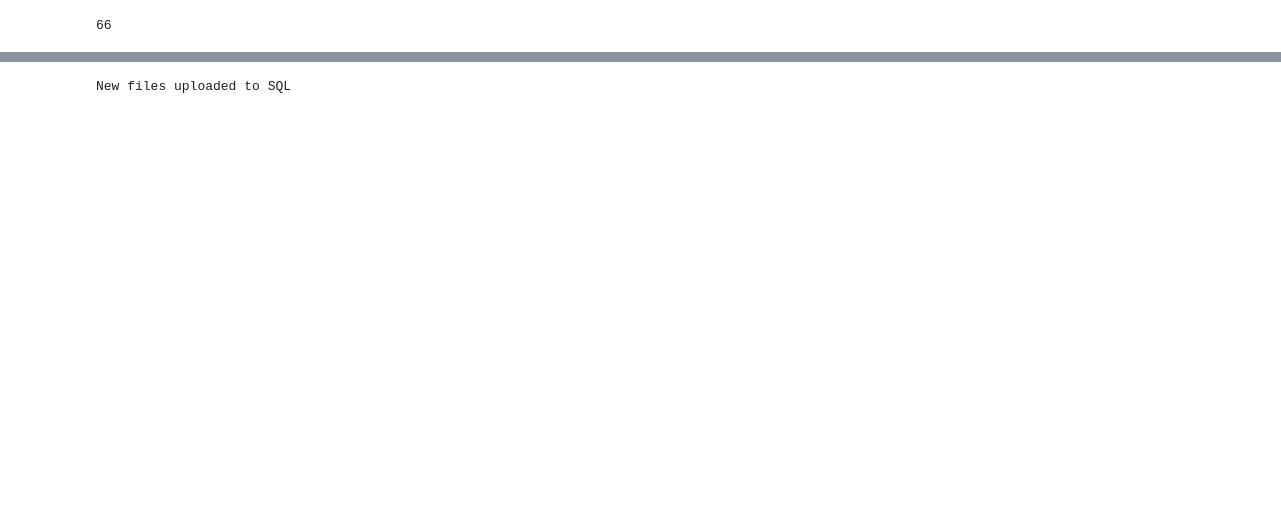
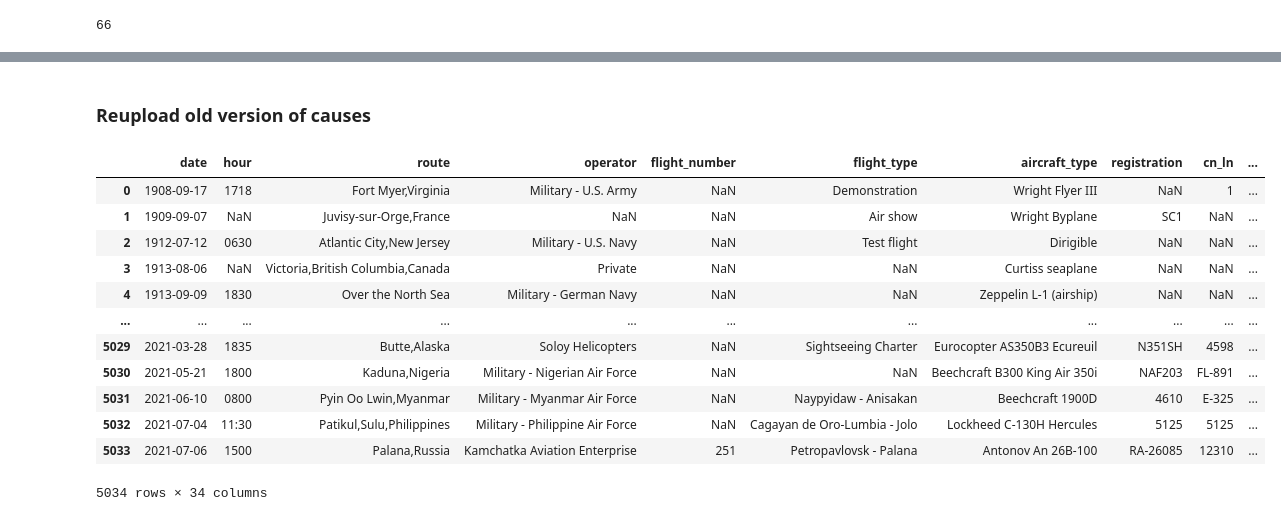
Before and after one commit to maicobernal/airplane_crashes, a Jupyter notebook: notebook 1.ipynb, the cells around one changed output, grey strips where cells are left out. Drawn from its saved outputs; the diff is of its cells as text; code cells hidden in the pictures; blank space fills up the shorter version.

```diff
--- a/notebook 1.ipynb
+++ b/notebook 1.ipynb
@@ -998,2 +1048,4 @@ df2.to_csv('./data/df_final.csv', index=False)
+# %% [markdown]
+### Reupload old version of causes
 # %%
-df2 = pd.read_csv('./data/df_final.csv')
+df3 = pd.read_csv('./data/df_final.csv', parse_dates=['date', 'hour'])
@@ -1020,4 +1052,18 @@ def UploadData(df):
-# %%
-UploadData(df2)
-# %% [output]
-New files uploaded to SQL
+# %%
+df3['flight_id'] = df3.index
+# %%
+df3
+# %% [output]
+|  | date | hour | route | operator | flight_number | flight_type | aircraft_type | registration | cn_ln | ... |
+| 0 | 1908-09-17 | 1718 | Fort Myer,Virginia | Military - U.S. Army | NaN | Demonstration | Wright Flyer III | NaN | 1 | ... |
+| 1 | 1909-09-07 | NaN | Juvisy-sur-Orge,France | NaN | NaN | Air show | Wright Byplane | SC1 | NaN | ... |
+| 2 | 1912-07-12 | 0630 | Atlantic City,New Jersey | Military - U.S. Navy | NaN | Test flight | Dirigible | NaN | NaN | ... |
+| 3 | 1913-08-06 | NaN | Victoria,British Columbia,Canada | Private | NaN | NaN | Curtiss seaplane | NaN | NaN | ... |
+| 4 | 1913-09-09 | 1830 | Over the North Sea | Military - German Navy | NaN | NaN | Zeppelin L-1 (airship) | NaN | NaN | ... |
+| ... | ... | ... | ... | ... | ... | ... | ... | ... | ... | ... |
+| 5029 | 2021-03-28 | 1835 | Butte,Alaska | Soloy Helicopters | NaN | Sightseeing Charter | Eurocopter AS350B3 Ecureuil | N351SH | 4598 | ... |
+| 5030 | 2021-05-21 | 1800 | Kaduna,Nigeria | Military - Nigerian Air Force | NaN | NaN | Beechcraft B300 King Air 350i | NAF203 | FL-891 | ... |
+| 5031 | 2021-06-10 | 0800 | Pyin Oo Lwin,Myanmar | Military - Myanmar Air Force | NaN | Naypyidaw - Anisakan | Beechcraft 1900D | 4610 | E-325 | ... |
+| 5032 | 2021-07-04 | 11:30 | Patikul,Sulu,Philippines | Military - Philippine Air Force | NaN | Cagayan de Oro-Lumbia - Jolo | Lockheed C-130H Hercules | 5125 | 5125 | ... |
+| 5033 | 2021-07-06 | 1500 | Palana,Russia | Kamchatka Aviation Enterprise | 251 | Petropavlovsk - Palana | Antonov An 26B-100 | RA-26085 | 12310 | ... |
+5034 rows × 34 columns
```
Also changed, not shown: parts of 44 cells of this notebook, 48 other files.
